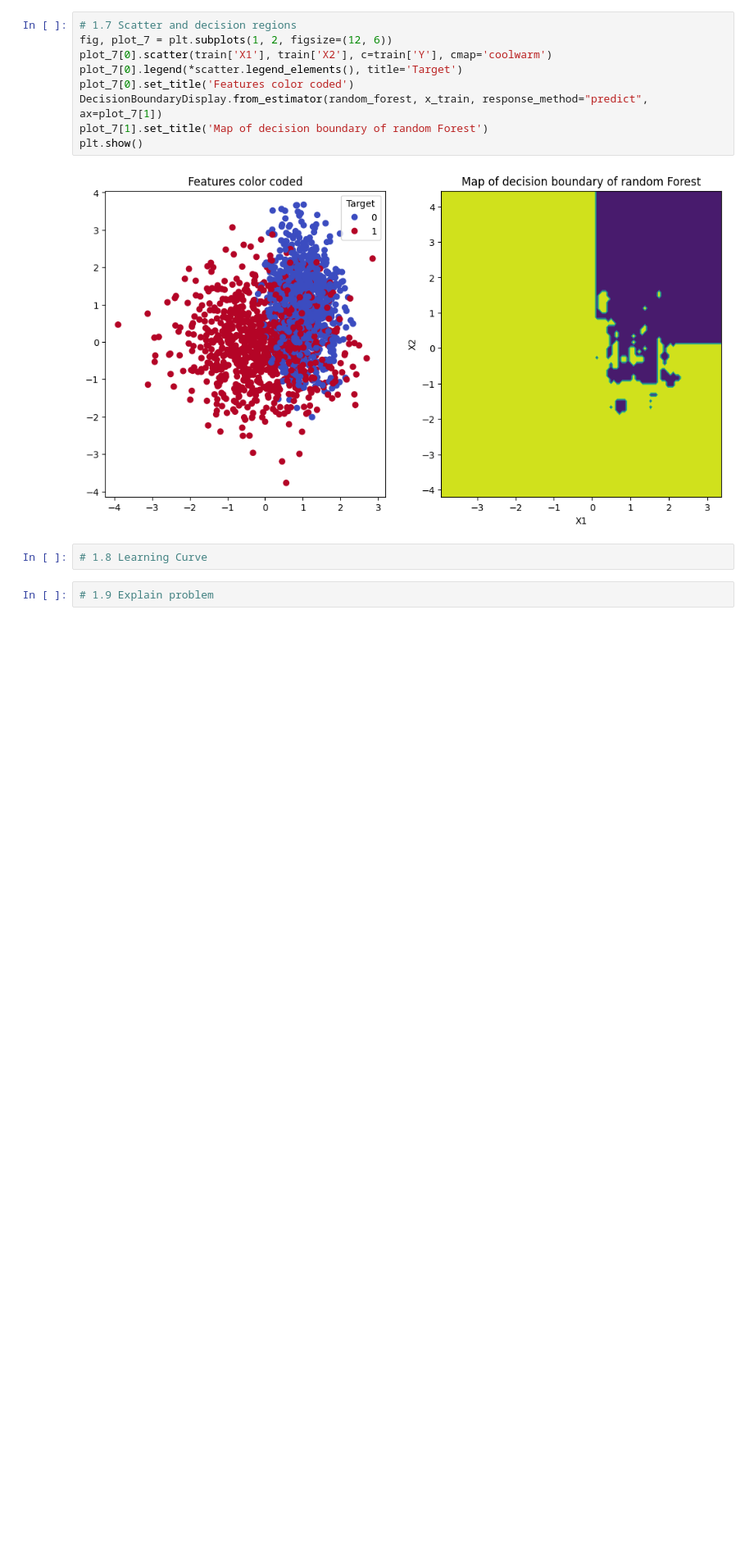
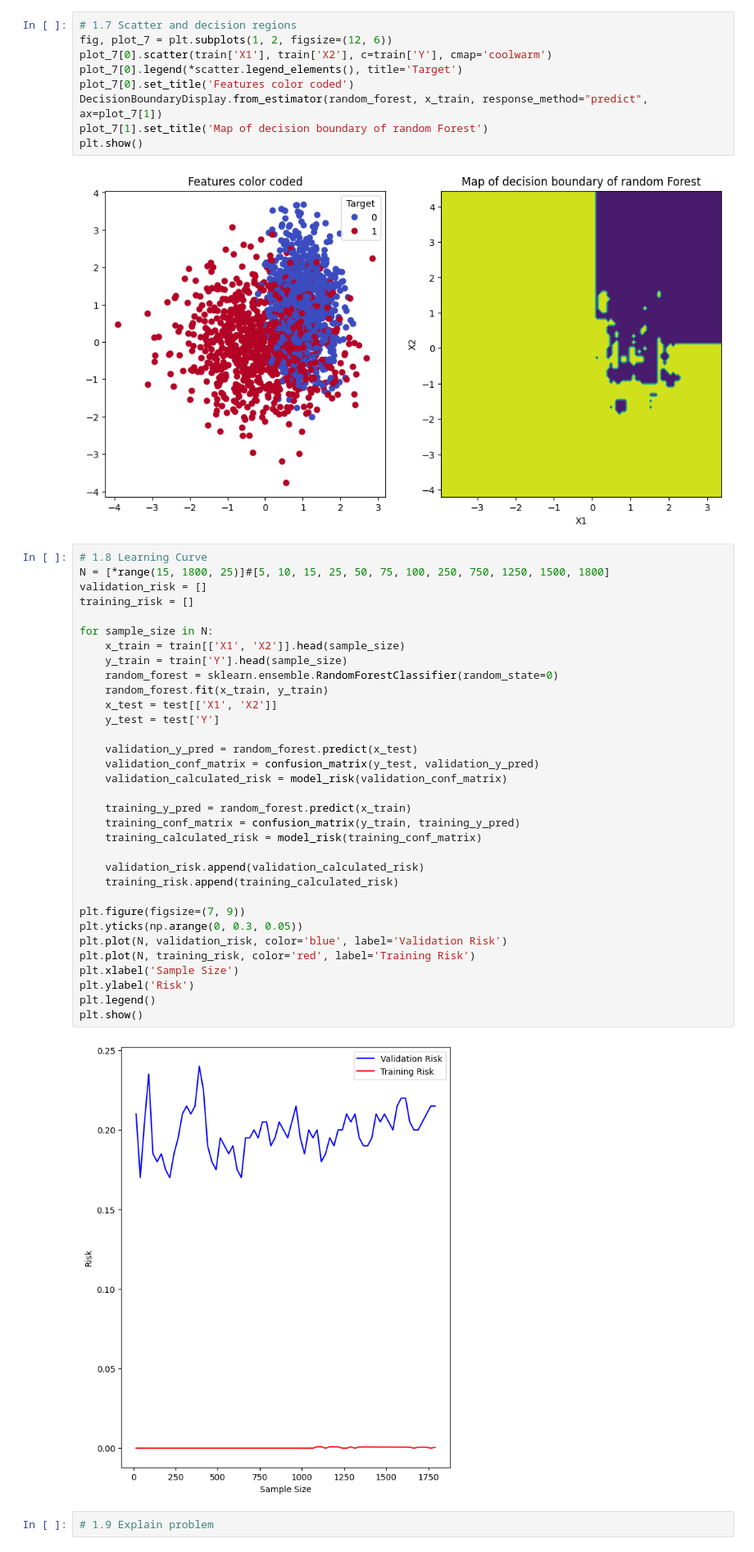
Before and after one commit to flowy-git/FDA, a Jupyter notebook: Lab1/lwyp_flowy.ipynb, the cells around one changed output. Shown: that part at 82% size. Cells and saved outputs as stored; diff of their text form; blank space fills up the shorter version.

Commit message:
1.8 - yea imma leave it like that, the learning curves still look shite tho

```diff
--- a/Lab1/lwyp_flowy.ipynb
+++ b/Lab1/lwyp_flowy.ipynb
@@ -129,6 +129,39 @@ plt.show()
 [figure]
 # %%
 # 1.8 Learning Curve
+N = [*range(15, 1800, 25)]#[5, 10, 15, 25, 50, 75, 100, 250, 750, 1250, 1500, 1800]
+validation_risk = []
+training_risk = []
+
+for sample_size in N:
+    x_train = train[['X1', 'X2']].head(sample_size)
+    y_train = train['Y'].head(sample_size)
+    random_forest = sklearn.ensemble.RandomForestClassifier(random_state=0)
+    random_forest.fit(x_train, y_train)
+    x_test = test[['X1', 'X2']]
+    y_test = test['Y']
+
+    validation_y_pred = random_forest.predict(x_test)
+    validation_conf_matrix = confusion_matrix(y_test, validation_y_pred)
+    validation_calculated_risk = model_risk(validation_conf_matrix)
+
+    training_y_pred = random_forest.predict(x_train)
+    training_conf_matrix = confusion_matrix(y_train, training_y_pred)
+    training_calculated_risk = model_risk(training_conf_matrix)
+
+    validation_risk.append(validation_calculated_risk)
+    training_risk.append(training_calculated_risk)
+
+plt.figure(figsize=(7, 9))
+plt.yticks(np.arange(0, 0.3, 0.05))
+plt.plot(N, validation_risk, color='blue', label='Validation Risk')
+plt.plot(N, training_risk, color='red', label='Training Risk')
+plt.xlabel('Sample Size')
+plt.ylabel('Risk')
+plt.legend()
+plt.show()
+# %% [output]
+[figure, added]
 # %%
 # 1.9 Explain problem
 # %%
```
